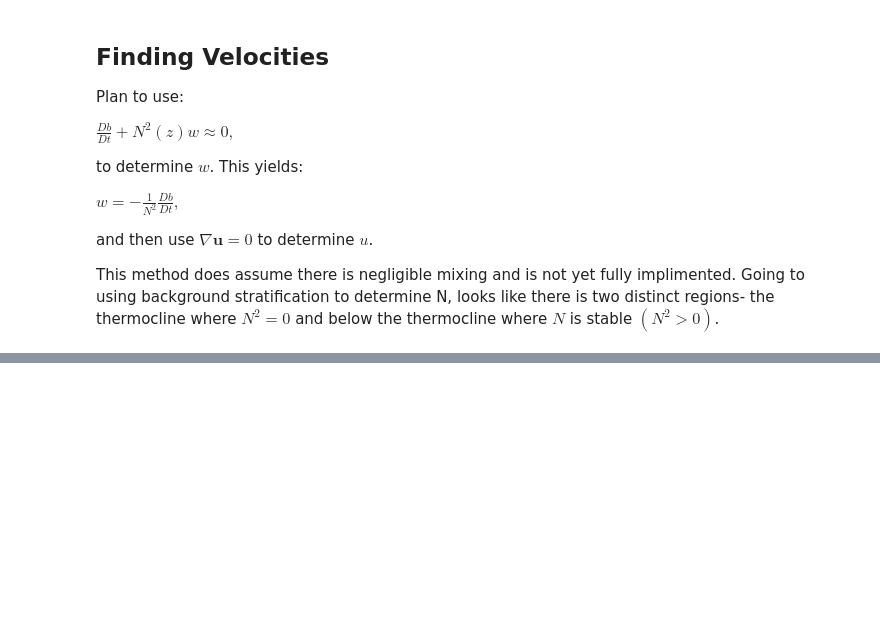
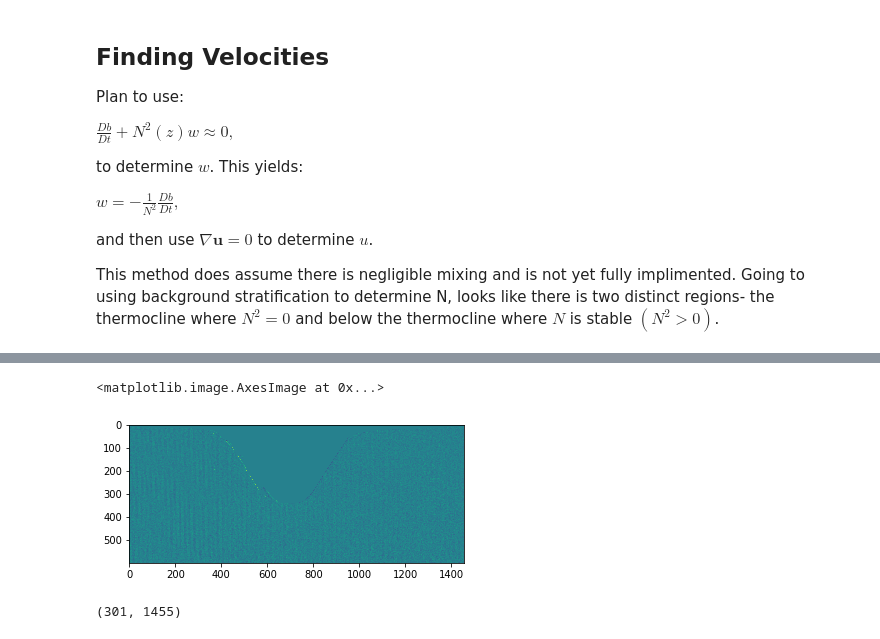
Before and after one commit to callummshaw/Lab_Ridge, a Jupyter notebook: Code/Short Term Visualisation- Fixed.ipynb, the cells around one changed output, grey strips where cells are left out. Drawn from its saved outputs; the diff is of its cells as text; code cells hidden in the pictures; blank space fills up the shorter version.

```diff
--- a/Code/Short Term Visualisation- Fixed.ipynb
+++ b/Code/Short Term Visualisation- Fixed.ipynb
@@ -467,16 +492,6 @@ $\frac{D b}{D t}+N^2(z)w\approx 0,$
 and then use $\nabla \mathbf{u}=0$ to determine $u$.
 
 This method does assume there is negligible mixing and is not yet fully implimented. Going to using background stratification to determine N, looks like there is two distinct regions- the thermocline where $N^2=0$ and below the thermocline where $N$ is stable $(N^2>0)$.
-# %%
-t,y,x=centre.shape
-w=np.zeros((t-1,y,x))
-
-delta_t=0.125
-sf=1
-scaling = -sf/n**2
-for i in range(t-1):
-    diff = (centre[i+1]-centre[i])/delta_t
-    w[i] = cv2.medianBlur(np.float32(diff*scaling),5)
 # %%
 g = 9.81
 n=np.sqrt(g/1000*(rho_bottom-rho_top)/depth)
@@ -482,0 +544,5 @@ n=np.sqrt(g/1000*(rho_bottom-rho_top)/depth)
+# %%
+plt.imshow(test_raw)
+# %% [output]
+<matplotlib.image.AxesImage at 0x...>
+[figure, added]
@@ -482,0 +553,4 @@ n=np.sqrt(g/1000*(rho_bottom-rho_top)/depth)
+# %%
+raw_fft.shape
+# %% [output]
+(301, 1455)
```
Also changed, not shown: parts of 14 cells of this notebook.
